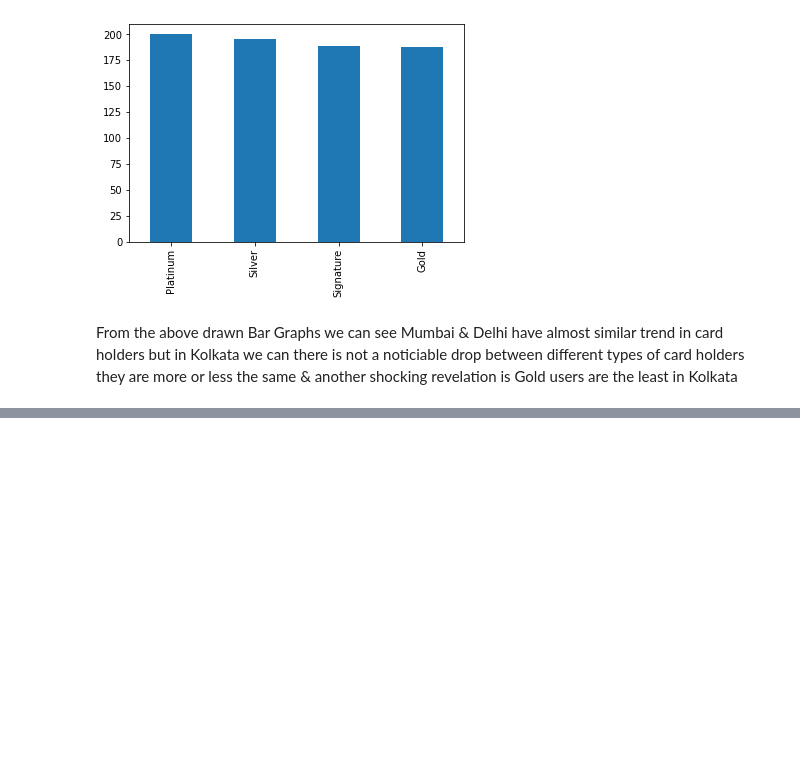
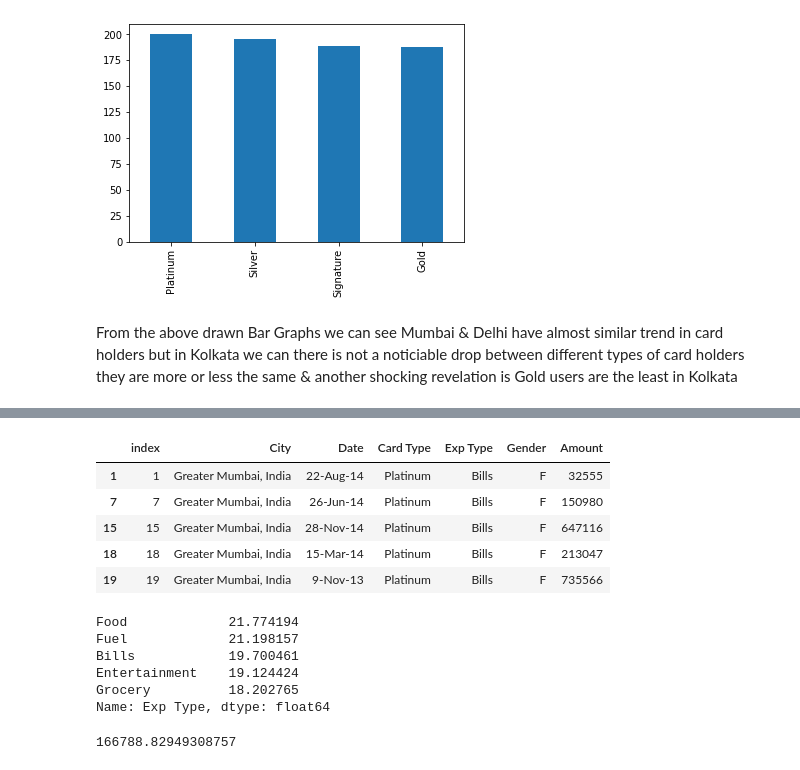
Before and after one commit to WhiteHorse101/Credit-Card-Spending-Habits, a Jupyter notebook: EDA.ipynb, the cells around one changed output, grey strips where cells are left out. Cells and saved outputs as stored; diff of their text form; code cells hidden in the pictures; blank space fills up the shorter version.

```diff
--- a/EDA.ipynb
+++ b/EDA.ipynb
@@ -263,0 +321,22 @@ From the above drawn Bar Graphs we can see Mumbai & Delhi have almost similar tr
+# %%
+Mumbai_Platinum.head()
+# %% [output]
+|  | index | City | Date | Card Type | Exp Type | Gender | Amount |
+| 1 | 1 | Greater Mumbai, India | 22-Aug-14 | Platinum | Bills | F | 32555 |
+| 7 | 7 | Greater Mumbai, India | 26-Jun-14 | Platinum | Bills | F | 150980 |
+| 15 | 15 | Greater Mumbai, India | 28-Nov-14 | Platinum | Bills | F | 647116 |
+| 18 | 18 | Greater Mumbai, India | 15-Mar-14 | Platinum | Bills | F | 213047 |
+| 19 | 19 | Greater Mumbai, India | 9-Nov-13 | Platinum | Bills | F | 735566 |
+# %%
+Mumbai_Platinum['Exp Type'].value_counts(normalize=True)*100
+# %% [output]
+Food             21.774194
+Fuel             21.198157
+Bills            19.700461
+Entertainment    19.124424
+Grocery          18.202765
+Name: Exp Type, dtype: float64
+# %%
+Mumbai_Platinum['Amount'].mean()
+# %% [output]
+166788.82949308757
```
Also changed, not shown: parts of 8 cells of this notebook.
